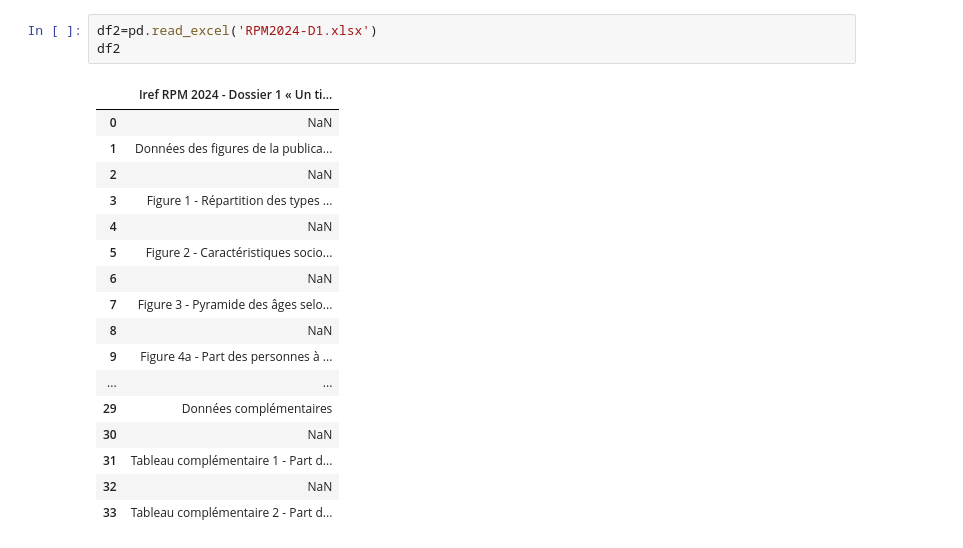
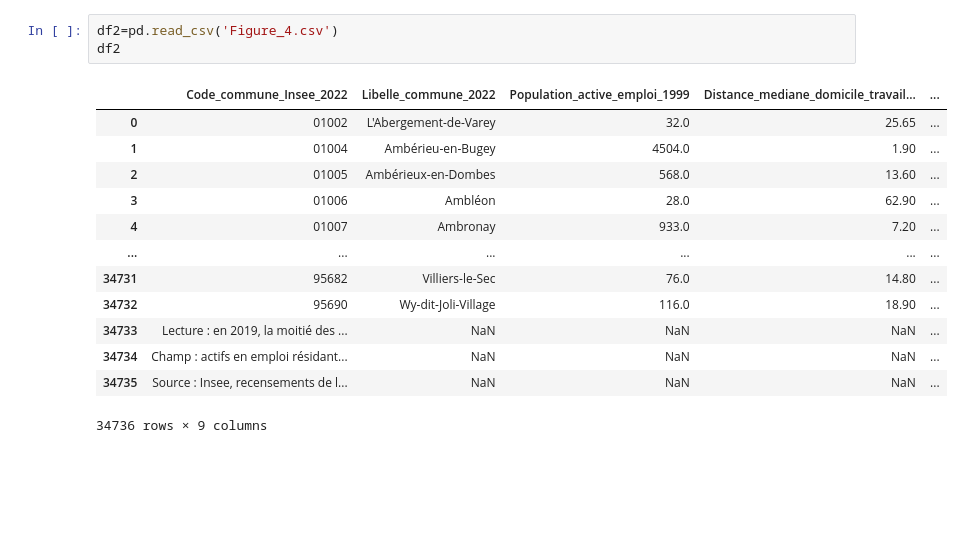
Before and after one commit to ClementGOUJON-dot/base_de_donn-es, a Jupyter notebook: Clement.ipynb, the cells around one changed output. Cells and saved outputs as stored; diff of their text form; blank space fills up the shorter version.

```diff
--- a/Clement.ipynb
+++ b/Clement.ipynb
@@ -13,21 +14,17 @@ df.head()
 # %%
-df2=pd.read_excel('RPM2024-D1.xlsx')
+df2=pd.read_csv('Figure_4.csv')
 df2
 # %% [output]
-|  | Iref RPM 2024 - Dossier 1 « Un ti... |
-| 0 | NaN |
-| 1 | Données des figures de la publica... |
-| 2 | NaN |
-| 3 | Figure 1 - Répartition des types ... |
-| 4 | NaN |
-| 5 | Figure 2 - Caractéristiques socio... |
-| 6 | NaN |
-| 7 | Figure 3 - Pyramide des âges selo... |
-| 8 | NaN |
-| 9 | Figure 4a - Part des personnes à ... |
-| ... | ... |
-| 29 | Données complémentaires |
-| 30 | NaN |
-| 31 | Tableau complémentaire 1 - Part d... |
-| 32 | NaN |
-| 33 | Tableau complémentaire 2 - Part d... |
+|  | Code_commune_Insee_2022 | Libelle_commune_2022 | Population_active_emploi_1999 | Distance_mediane_domicile_travail... | ... |
+| 0 | 01002 | L'Abergement-de-Varey | 32.0 | 25.65 | ... |
+| 1 | 01004 | Ambérieu-en-Bugey | 4504.0 | 1.90 | ... |
+| 2 | 01005 | Ambérieux-en-Dombes | 568.0 | 13.60 | ... |
+| 3 | 01006 | Ambléon | 28.0 | 62.90 | ... |
+| 4 | 01007 | Ambronay | 933.0 | 7.20 | ... |
+| ... | ... | ... | ... | ... | ... |
+| 34731 | 95682 | Villiers-le-Sec | 76.0 | 14.80 | ... |
+| 34732 | 95690 | Wy-dit-Joli-Village | 116.0 | 18.90 | ... |
+| 34733 | Lecture : en 2019, la moitié des ... | NaN | NaN | NaN | ... |
+| 34734 | Champ : actifs en emploi résidant... | NaN | NaN | NaN | ... |
+| 34735 | Source : Insee, recensements de l... | NaN | NaN | NaN | ... |
+34736 rows × 9 columns
```
Also changed, not shown: parts of 2 cells of this notebook, 1 other file.
